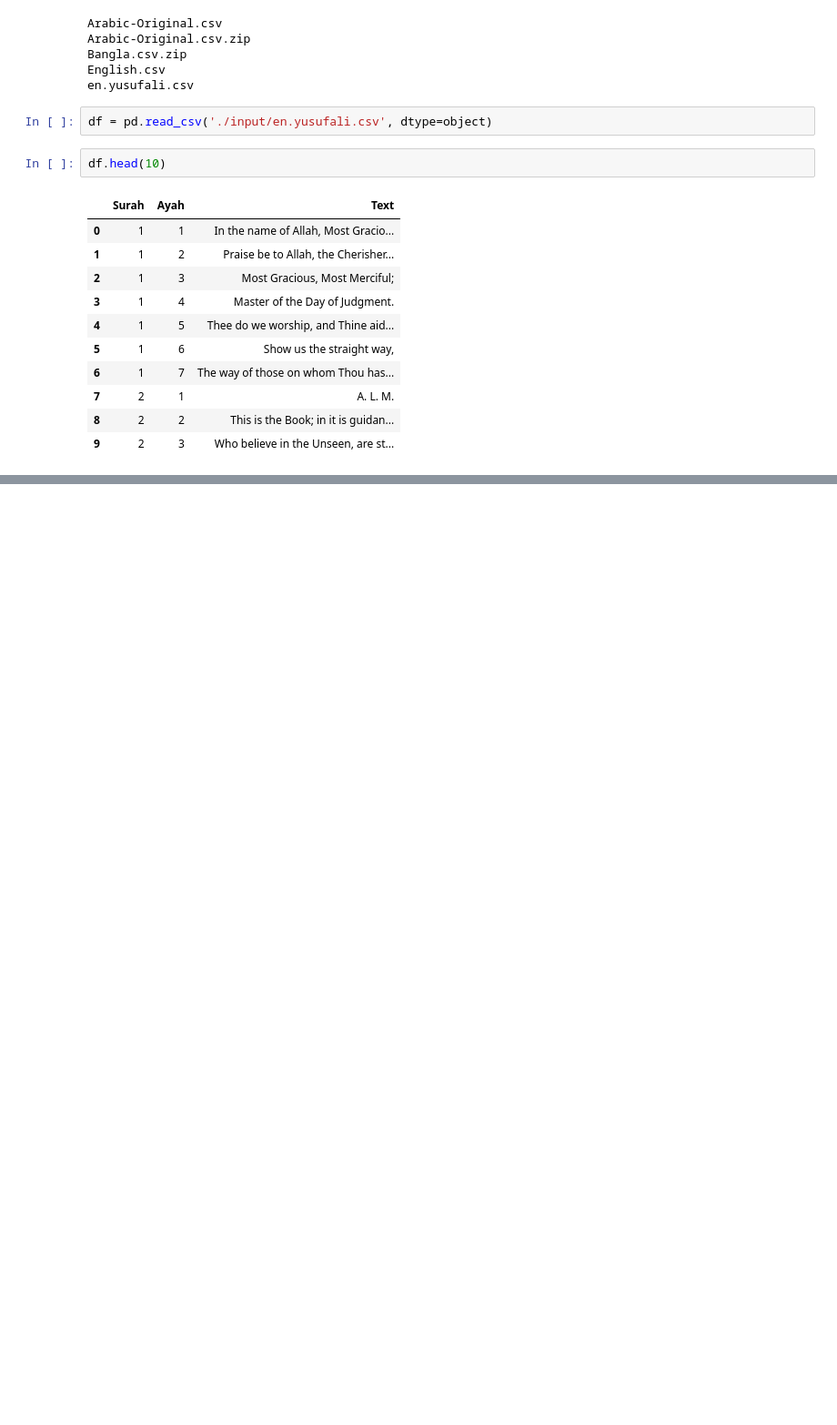
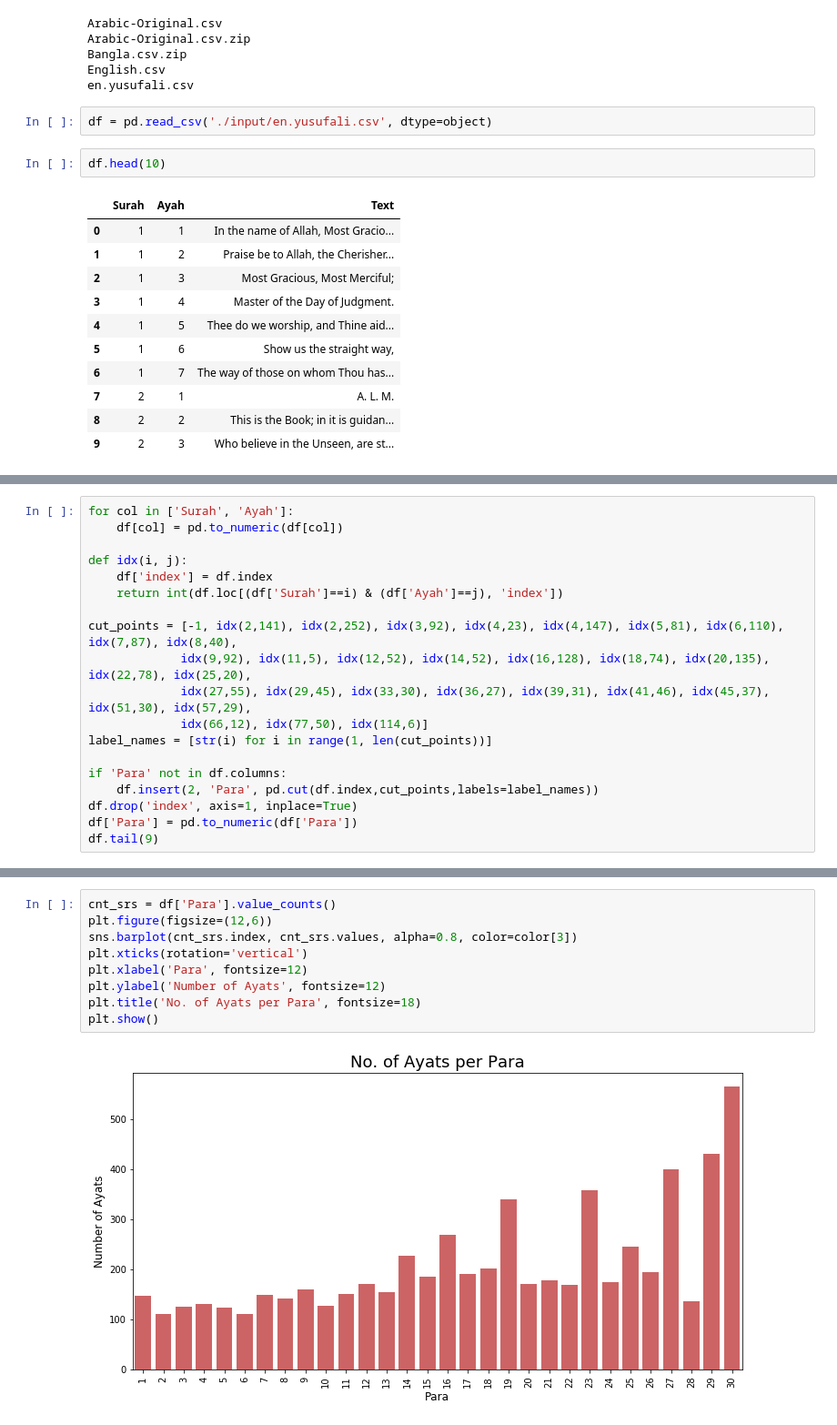
Before and after one commit to skazim/HolyQuranAnalysis, a Jupyter notebook: HolyQuranAnalysis.ipynb, the cells around one changed output, grey strips where cells are left out. Shown at 91% size. Saved outputs shown, nothing was run; the diff lists cells and outputs as text; blank space fills up the shorter version.

```diff
--- a/HolyQuranAnalysis.ipynb
+++ b/HolyQuranAnalysis.ipynb
@@ -34,0 +68,19 @@ df.head(10)
+# %%
+for col in ['Surah', 'Ayah']:
+    df[col] = pd.to_numeric(df[col])
+
+def idx(i, j):
+    df['index'] = df.index
+    return int(df.loc[(df['Surah']==i) & (df['Ayah']==j), 'index'])
+
+cut_points = [-1, idx(2,141), idx(2,252), idx(3,92), idx(4,23), idx(4,147), idx(5,81), idx(6,110), idx(7,87), idx(8,40),
+             idx(9,92), idx(11,5), idx(12,52), idx(14,52), idx(16,128), idx(18,74), idx(20,135), idx(22,78), idx(25,20),
+             idx(27,55), idx(29,45), idx(33,30), idx(36,27), idx(39,31), idx(41,46), idx(45,37), idx(51,30), idx(57,29),
+             idx(66,12), idx(77,50), idx(114,6)]
+label_names = [str(i) for i in range(1, len(cut_points))]
+
+if 'Para' not in df.columns:
+    df.insert(2, 'Para', pd.cut(df.index,cut_points,labels=label_names))
+df.drop('index', axis=1, inplace=True)
+df['Para'] = pd.to_numeric(df['Para'])
+df.tail(9)
@@ -34,0 +98,11 @@ df.head(10)
+# %%
+cnt_srs = df['Para'].value_counts()
+plt.figure(figsize=(12,6))
+sns.barplot(cnt_srs.index, cnt_srs.values, alpha=0.8, color=color[3])
+plt.xticks(rotation='vertical')
+plt.xlabel('Para', fontsize=12)
+plt.ylabel('Number of Ayats', fontsize=12)
+plt.title('No. of Ayats per Para', fontsize=18)
+plt.show()
+# %% [output]
+[figure, added]
```
Also changed, not shown: parts of 4 cells of this notebook.
